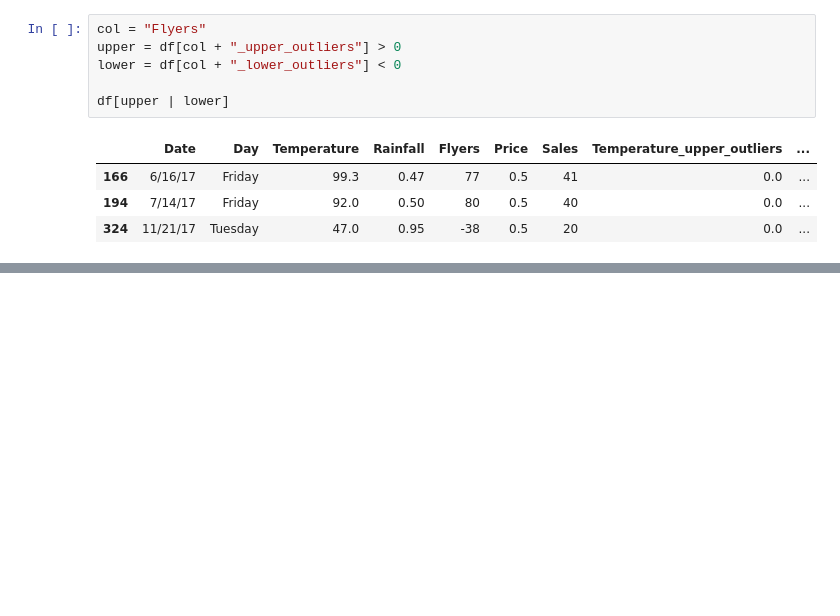
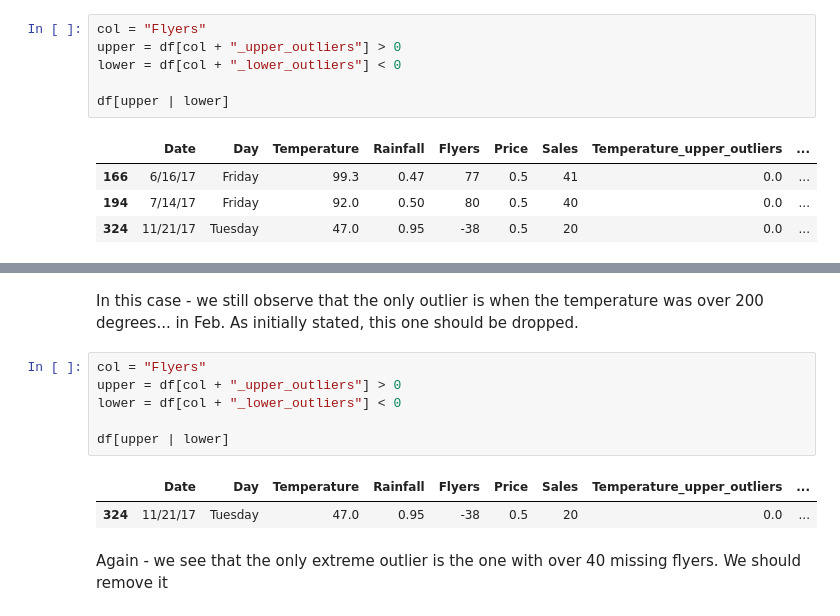
Before and after one commit to guedanie/anomaly_detection, a Jupyter notebook: continuous_probabilistic_methods.ipynb, the cells around one changed output, grey strips where cells are left out. Drawn from its saved outputs; the diff is of its cells as text; blank space fills up the shorter version.

```diff
--- a/continuous_probabilistic_methods.ipynb
+++ b/continuous_probabilistic_methods.ipynb
@@ -134,0 +184,13 @@ df[upper | lower]
+# %% [markdown]
+In this case - we still observe that the only outlier is when the temperature was over 200 degrees... in Feb. As initially stated, this one should be dropped.
+# %%
+col = "Flyers"
+upper = df[col + "_upper_outliers"] > 0
+lower = df[col + "_lower_outliers"] < 0
+
+df[upper | lower]
+# %% [output]
+|  | Date | Day | Temperature | Rainfall | Flyers | Price | Sales | Temperature_upper_outliers | ... |
+| 324 | 11/21/17 | Tuesday | 47.0 | 0.95 | -38 | 0.5 | 20 | 0.0 | ... |
+# %% [markdown]
+Again - we see that the only extreme outlier is the one with over 40 missing flyers. We should remove it
```
Also changed, not shown: parts of 22 cells of this notebook.
